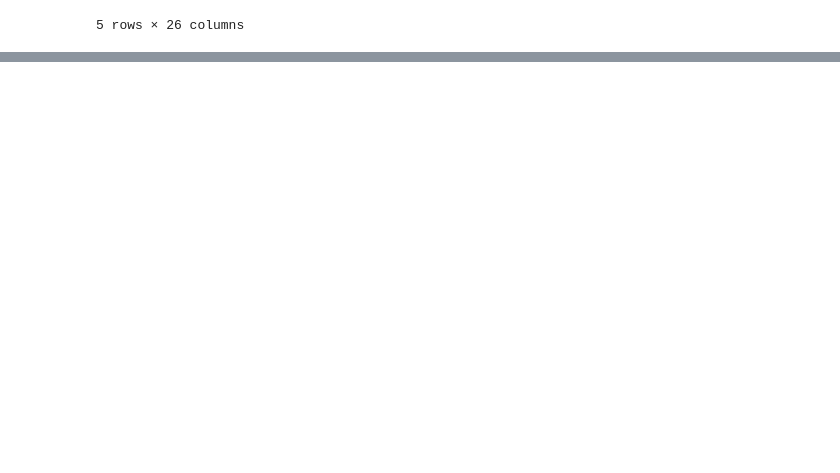
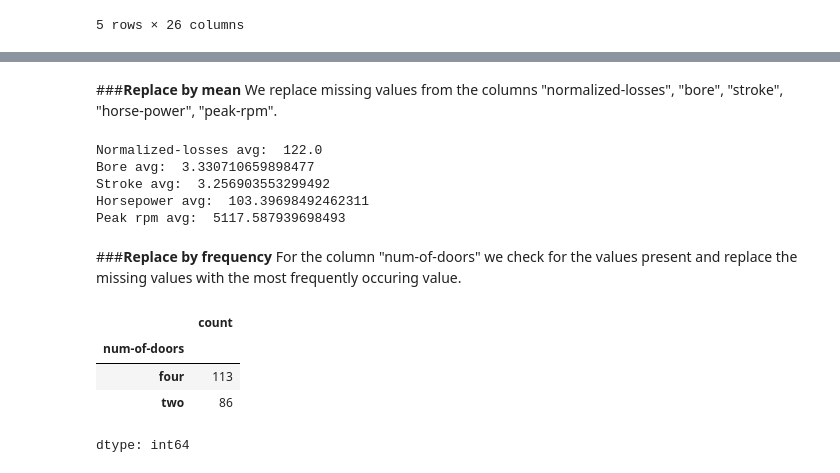
Before and after one commit to Rubieskyama/Data-Science-Ecosystem, a Jupyter notebook: Data Analytics with Python/Used_cars_pricing_analyzer.ipynb, the cells around one changed output, grey strips where cells are left out. Drawn from its saved outputs; the diff is of its cells as text; code cells hidden in the pictures; blank space fills up the shorter version.

Commit message:
Removed missing values, corrected data format

```diff
--- a/Data Analytics with Python/Used_cars_pricing_analyzer.ipynb
+++ b/Data Analytics with Python/Used_cars_pricing_analyzer.ipynb
@@ -61,0 +85,54 @@ price 4
+# %%
+#drop entire rows with missing values along the column price
+df.dropna(subset=["price"], axis=0, inplace=True)
+# %% [markdown]
+###**Replace by mean**
+We replace missing values from the columns "normalized-losses", "bore", "stroke", "horse-power", "peak-rpm".
+# %%
+#calculate the mean values for the above columns
+#normalized-loss mean
+norm_loss_avg = df["normalized-losses"].astype("float").mean(axis=0)
+#bore mean
+bore_avg = df['bore'].astype('float').mean(axis=0)
+#stroke mean
+stroke_avg = df['stroke'].astype('float').mean(axis=0)
+#horsepower mean
+horsepow_avg = df['horsepower'].astype('float').mean(axis=0)
+#peak rpm mean
+peakrpm_avg = df['peak-rpm'].astype('float').mean(axis=0)
+
+print("Normalized-losses avg: ", norm_loss_avg)
+print("Bore avg: ", bore_avg)
+print("Stroke avg: ", stroke_avg)
+print("Horsepower avg: ", horsepow_avg)
+print("Peak rpm avg: ", peakrpm_avg)
+# %% [output]
+Normalized-losses avg:  122.0
+Bore avg:  3.330710659898477
+Stroke avg:  3.256903553299492
+Horsepower avg:  103.39698492462311
+Peak rpm avg:  5117.587939698493
+# %%
+#replace "NaN" with the mean values above
+#normalized-losses
+df["normalized-losses"].replace(np.nan, norm_loss_avg, inplace=True)
+#bore
+df['bore'].replace(np.nan, bore_avg, inplace=True)
+#stroke
+df['stroke'].replace(np.nan, stroke_avg, inplace=True)
+#horsepower
+df['horsepower'].replace(np.nan, horsepow_avg, inplace=True)
+#peak rpm
+df['peak-rpm'].replace(np.nan, peakrpm_avg, inplace=True)
+# %% [markdown]
+###**Replace by frequency**
+For the column "num-of-doors" we check for the values present and replace the missing values with the most frequently occuring value.
+# %%
+#check the values present in the column "num-of-doors"
+df['num-of-doors'].value_counts()
+# %% [output]
+|  | count |
+| num-of-doors |  |
+| four | 113 |
+| two | 86 |
+dtype: int64
```
Also changed, not shown: parts of 13 cells of this notebook.
